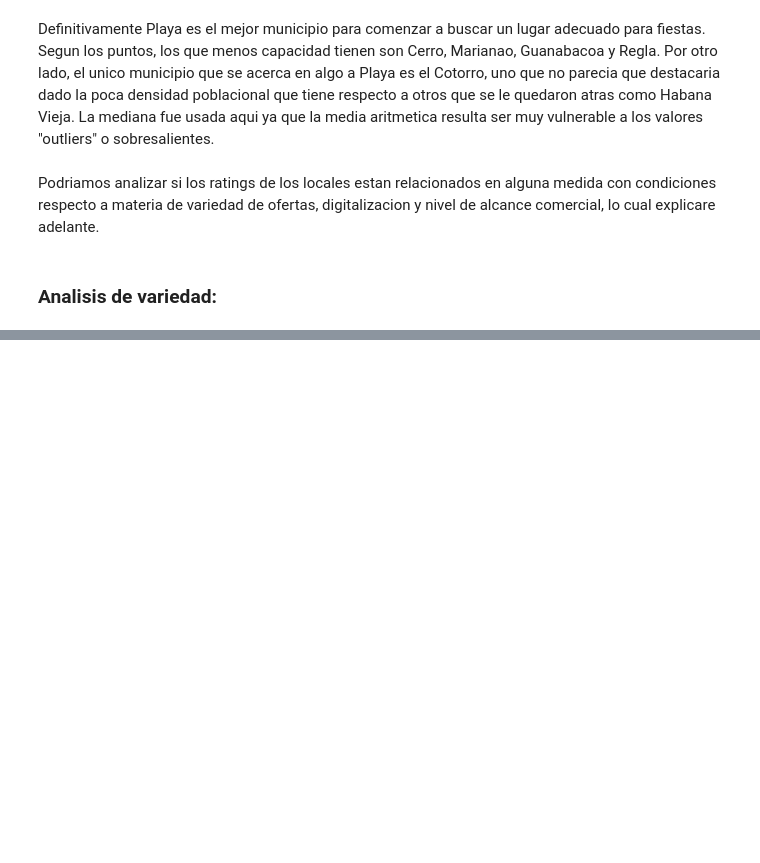
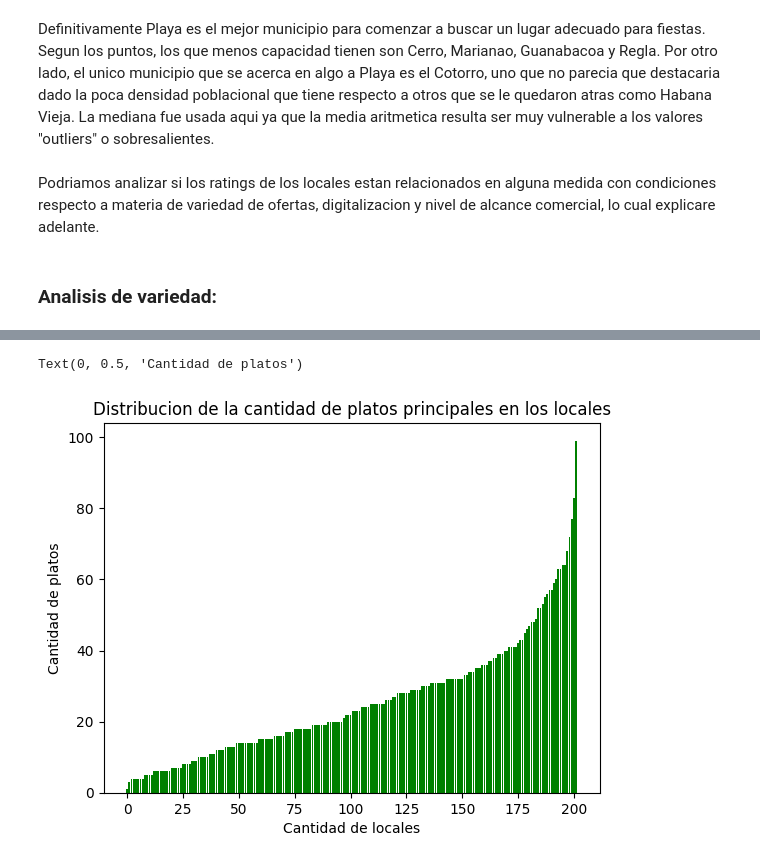
Before and after one commit to cesa-lang/Proyecto-ICD-1er-semestre, a Jupyter notebook: Analisis de Pro-ICD.ipynb, the cells around one changed output, grey strips where cells are left out. Saved outputs shown, nothing was run; the diff lists cells and outputs as text; code cells hidden in the pictures; blank space fills up the shorter version.

```diff
--- a/Analisis de Pro-ICD.ipynb
+++ b/Analisis de Pro-ICD.ipynb
@@ -369,0 +275,10 @@ Un aspecto a tener en cuenta cuando a resenas se trata es la variedad del menu,
+# %%
+sorted_main_quant = dict(sorted(main_q.items(),key = ml.obtein_value))
+
+plt.bar([x for x in range(202)],sorted_main_quant.values(),color = "green")
+plt.title("Distribucion de la cantidad de platos principales en los locales")
+plt.xlabel("Cantidad de locales")
+plt.ylabel("Cantidad de platos")
+# %% [output]
+Text(0, 0.5, 'Cantidad de platos')
+[figure, added]
```
Also changed, not shown: parts of 26 cells of this notebook.
